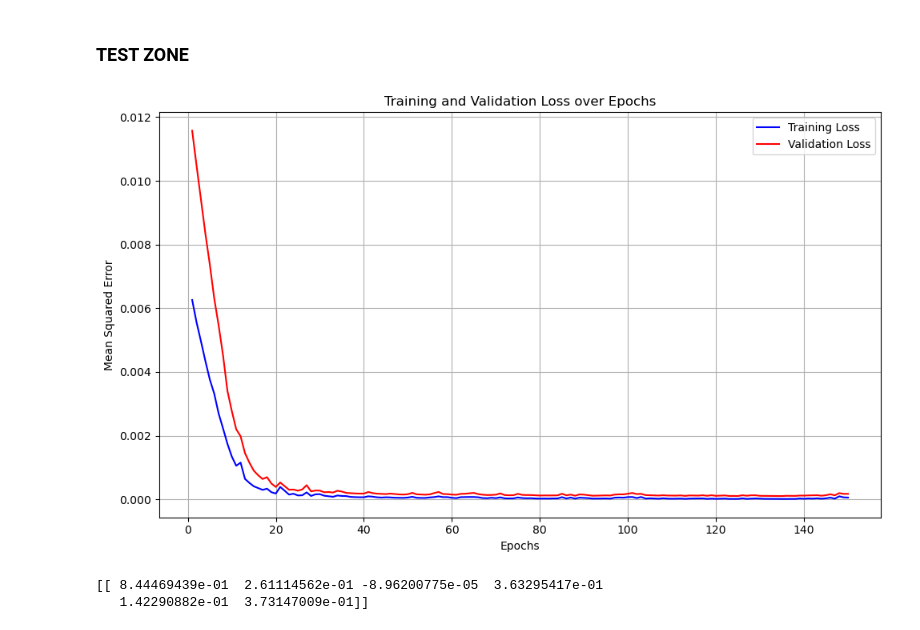
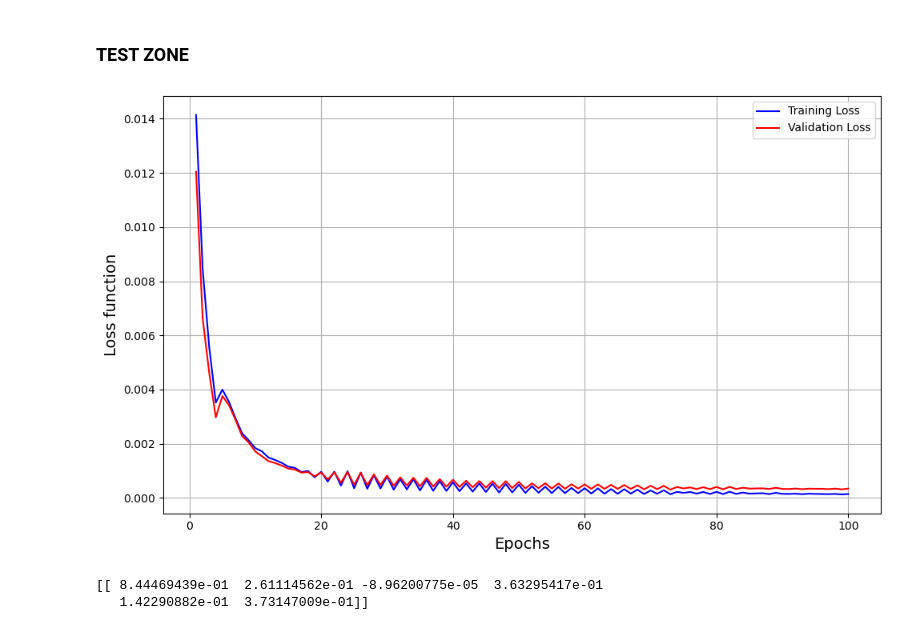
Before and after one commit to PtitVerredeRhum/Copy_Straet_THESIS, a Jupyter notebook: nn/Cloux_folder/ML_LoadShedding_OverSamp_CLX.ipynb, the cells around one changed output. Cells and saved outputs as stored; diff of their text form; code cells hidden in the pictures.

Commit message:
Loss Curves added

```diff
--- a/nn/Cloux_folder/ML_LoadShedding_OverSamp_CLX.ipynb
+++ b/nn/Cloux_folder/ML_LoadShedding_OverSamp_CLX.ipynb
@@ -258,7 +258,7 @@ y_train_balanced = np.concatenate((y_train_non_zeros_upsampled, y_train_zeros))
 groups = np.where(y_train_balanced == 0, 0, 1)
 
 # MLP :
-modelo = MLPRegressor(random_state=42)
+modelo = MLPRegressor(max_iter=100, random_state=42)
 param_grid_mlp = {
     'hidden_layer_sizes': [(200, 100, 100, 50)],
     'activation': ['relu'],
@@ -395,42 +394,42 @@ plt.show()
 # %%
 #TEST ZONE
 from sklearn.metrics import mean_absolute_error
 from sklearn.metrics import mean_squared_error
 
-mlp1 = MLPRegressor(hidden_layer_sizes=(128, 64, 32, 16), activation='relu', solver='adam', alpha=0.0001, learning_rate='constant')
+mlp2 = MLPRegressor(**grid_search_mlp.best_params_, max_iter=1,warm_start=True, random_state=42)
 
 
-num_epochs = 150
+num_epochs = 100
 
 
 train_loss_list = []
 val_loss_list = []
 
 
 for epoch in range(num_epochs):
-    mlp1.partial_fit(X_train_sc, y_train_scaled)
+    mlp2.fit(X_train_balanced, y_train_balanced)
 
-    y_train_pred = mlp1.predict(X_train_sc)
-    train_loss = mean_squared_error(y_train_scaled, y_train_pred)
+    y_train_pred = mlp2.predict(X_train_balanced)
+    train_loss = mean_squared_error(y_train_balanced, y_train_pred)
     train_loss_list.append(train_loss)
 
-    y_test_pred = mlp1.predict(X_test_sc)
+    y_test_pred = mlp2.predict(X_test_sc)
     test_loss = mean_squared_error(y_test_scaled, y_test_pred)
     val_loss_list.append(test_loss)
 
 
 plt.figure(figsize=(10, 6))
 plt.plot(range(1, num_epochs + 1), train_loss_list, linestyle='-', color='b', label='Training Loss')
 plt.plot(range(1, num_epochs + 1), val_loss_list, linestyle='-', color='r', label='Validation Loss')
-plt.title('Training and Validation Loss over Epochs')
-plt.xlabel('Epochs')
-plt.ylabel('Mean Squared Error')
+#plt.title('Loss Curve', fontsize=16)
+plt.xlabel('Epochs', fontsize=14)
+plt.ylabel('Loss function', fontsize=14)
 plt.legend()
 plt.grid(True)
 plt.tight_layout()
 plt.show()
 # %% [output]
-[figure, old version]
+[figure, new version]
 # %%
 import numpy as np
 import matplotlib.pyplot as plt
```
Also changed, not shown: parts of 4 cells of this notebook, 2 other files.
